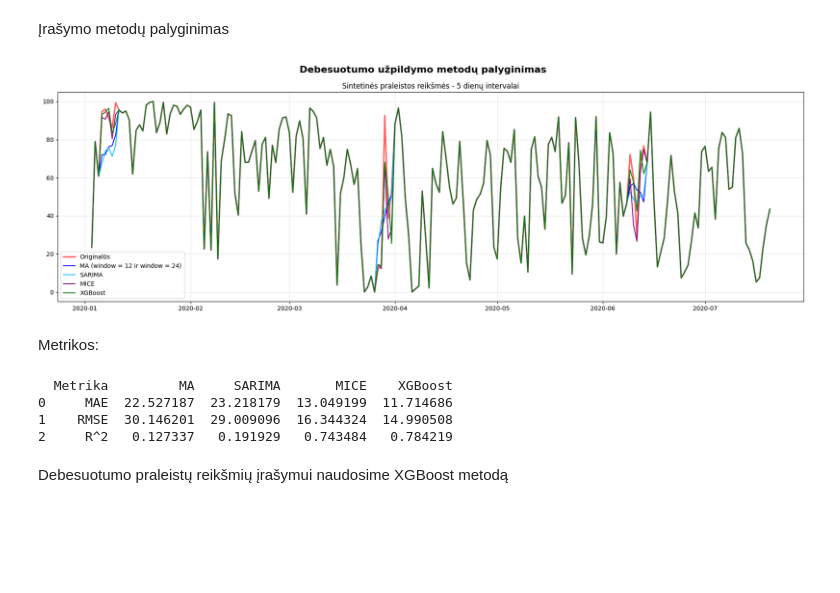
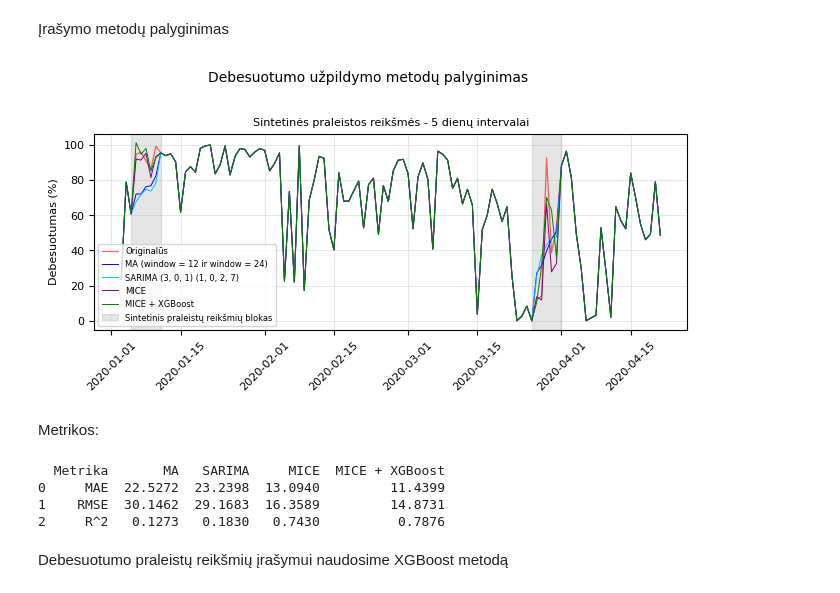
Before and after one commit to rugcer04/Duomenu_mokslo_projektas, a Jupyter notebook: code/python/datasets_prep/New_meteo_dataset_prep.ipynb, the cells around one changed output. Saved outputs shown, nothing was run; the diff lists cells and outputs as text; code cells hidden in the pictures; blank space fills up the shorter version.

```diff
--- a/code/python/datasets_prep/New_meteo_dataset_prep.ipynb
+++ b/code/python/datasets_prep/New_meteo_dataset_prep.ipynb
@@ -770,14 +843,16 @@ Best model found: ARIMA(3,0,1)(1,0,2)[7] with aic: 18504.32572079577
 ------------------------------
 Geriausi parinkti parametrai: {'order': (3, 0, 1), 'seasonal_order': (1, 0, 2), 'm': 7}
 # %%
-sarima = SARIMAX(agg_meteo_data_copy['test_cloudCover'],
+sarima = SARIMAX(scaler.fit_transform(agg_meteo_data_copy[['test_cloudCover']]),
                 order=(3, 0, 1),
                 seasonal_order=(1, 0, 2, 7),
                 enforce_stationarity=False,
                 enforce_invertibility=False)
 
 sarima_results = sarima.fit(disp=False)
-agg_meteo_data_copy['sarima_cloudCover'] = agg_meteo_data_copy['test_cloudCover'].fillna(sarima_results.fittedvalues)
+# agg_meteo_data_copy['sarima_cloudCover'] = agg_meteo_data_copy['test_cloudCover'].fillna(sarima_results.fittedvalues)
+agg_meteo_data_copy['sarima_cloudCover'] = agg_meteo_data_copy['test_cloudCover'].fillna(pd.Series(scaler.inverse_transform(sarima_results.fittedvalues.reshape(-1, 1)).flatten(), index=agg_meteo_data_copy.index))
+agg_meteo_data_copy['sarima_cloudCover'] = agg_meteo_data_copy['sarima_cloudCover'].clip(lower=0)
 # %%
 agg_meteo_data_copy['sarima_cloudCover'].isnull().sum()
 # %% [output]
@@ -850,17 +925,21 @@ numeric_data.head()
 | 2 | NaN | NaN | NaN | NaN | NaN | NaN | ... |
 | 3 | 11.295833 | 10.933333 | 3.762500 | 13.9 | 356.0 | 1010.6375 | ... |
 | 4 | 10.866667 | 10.429167 | 2.516667 | 7.0 | 327.0 | 1006.6625 | ... |
+# %%
+numeric_data_scaled = pd.DataFrame(scaler.fit_transform(numeric_data), columns=numeric_data.columns, index=numeric_data.index)
 # %%
 imputer = IterativeImputer(random_state=123)
-imputed_data = imputer.fit_transform(numeric_data)
-meteo_imputed_mice = pd.DataFrame(imputed_data, columns=numeric_data.columns, index=numeric_data.index)
+imputed_data = imputer.fit_transform(numeric_data_scaled)
+meteo_imputed_mice = pd.DataFrame(scaler.inverse_transform(imputed_data), columns=numeric_data.columns, index=numeric_data.index)
 merged_meteo_sentinel_data['mice_cloudCover'] = meteo_imputed_mice['test_cloudCover']
+merged_meteo_sentinel_data['mice_cloudCover'] = merged_meteo_sentinel_data['mice_cloudCover'].clip(lower = 0)
 # %% [markdown]
 XGBoost:
 # %%
 xgb = IterativeImputer(estimator=XGBRegressor(n_estimators=100, random_state=123), max_iter=10, random_state=123)
-xgb_transformed = xgb.fit_transform(numeric_data)
-imputed_df_xgb = pd.DataFrame(xgb_transformed, columns=numeric_data.columns, index=numeric_data.index)
+xgb_transformed = xgb.fit_transform(numeric_data_scaled)
+imputed_df_xgb = pd.DataFrame(scaler.inverse_transform(xgb_transformed), columns=numeric_data.columns, index=numeric_data.index)
 merged_meteo_sentinel_data['xgb_cloudCover'] = imputed_df_xgb['test_cloudCover']
+merged_meteo_sentinel_data['xgb_cloudCover'] = merged_meteo_sentinel_data['xgb_cloudCover'].clip(lower = 0)
 # %% [markdown]
 Įrašymo metodų palyginimas
@@ -867,23 +949,35 @@ merged_meteo_sentinel_data['xgb_cloudCover'] = imputed_df_xgb['test_cloudCover']
 # %%
 start = int(len(agg_meteo_data_copy) * 0.2)
-data_first_block = merged_meteo_sentinel_data[start : start + 200]
+data_first_block = merged_meteo_sentinel_data[start : start + 110]
 
-fig, ax1 = plt.subplots(figsize=(18, 6))
-ax1.plot(data_first_block['observationTime'], data_first_block['cloudCover'], label='Originalūs', color='red', linewidth=2.5, alpha=0.6)
-ax1.plot(data_first_block['observationTime'], data_first_block['cloudCover_MA_12_24'], label='MA (window = 12 ir window = 24)', color='blue', linewidth=1.5)
-ax1.plot(data_first_block['observationTime'], data_first_block['sarima_cloudCover'], label='SARIMA', color='deepskyblue', linewidth=1.5)
-ax1.plot(data_first_block['observationTime'], data_first_block['mice_cloudCover'], label='MICE', color='purple', linewidth=1.5)
-ax1.plot(data_first_block['observationTime'], data_first_block['xgb_cloudCover'], label='XGBoost', color='green', linewidth=1.5)
-ax1.set_title('Sintetinės praleistos reikšmės - 5 dienų intervalai')
-ax1.legend()
-# ax1.tick_params(axis='x', rotation=45)
+width_inch = 17 / 2.54
+height_inch = width_inch * 0.5
+
+fig, ax1 = plt.subplots(figsize=(width_inch, height_inch))
+ax1.plot(data_first_block['observationTime'], data_first_block['cloudCover'], label='Originalūs', color='red', linewidth=0.9, alpha=0.6)
+ax1.plot(data_first_block['observationTime'], data_first_block['cloudCover_MA_12_24'], label='MA (window = 12 ir window = 24)', color='blue', linewidth=0.7)
+ax1.plot(data_first_block['observationTime'], data_first_block['sarima_cloudCover'], label='SARIMA (3, 0, 1) (1, 0, 2, 7)', color='deepskyblue', linewidth=0.7)
+ax1.plot(data_first_block['observationTime'], data_first_block['mice_cloudCover'], label='MICE', color='purple', linewidth=0.7)
+ax1.plot(data_first_block['observationTime'], data_first_block['xgb_cloudCover'], label='MICE + XGBoost', color='green', linewidth=0.7)
+ax1.axvspan('2020-01-05', '2020-01-11',
+            color='gray', alpha=0.2, label='Sintetinis praleistų reikšmių blokas')
+ax1.axvspan('2020-03-26', '2020-04-01',
+            color='gray', alpha=0.2)
+ax1.set_ylabel('Debesuotumas (%)', fontsize=8)
+ax1.tick_params(axis='both', labelsize=8)
+ax1.set_title('Sintetinės praleistos reikšmės - 5 dienų intervalai',  fontsize=8)
+ax1.legend(fontsize=6, loc='lower left')
+ax1.tick_params(axis='x', rotation=45)
 ax1.grid(True, alpha=0.3)
 
-fig.suptitle('Debesuotumo užpildymo metodų palyginimas', fontsize=16, fontweight='bold')
+fig.suptitle('Debesuotumo užpildymo metodų palyginimas', fontsize=10, y=1.005)
+
+plt.savefig("algorithms_comparison_cloudCover.png", dpi=300, bbox_inches='tight')
+
 plt.tight_layout()
 plt.show()
 # %% [output]
-[figure, old version]
+[figure, new version]
 # %% [markdown]
 Metrikos:
 # %%
@@ -894,10 +988,10 @@ cloudCover_sarima = merged_meteo_sentinel_data.loc[synthetic_nan, 'sarima_cloudC
 cloudCover_mice = merged_meteo_sentinel_data.loc[synthetic_nan, 'mice_cloudCover']
 cloudCover_xgb = merged_meteo_sentinel_data.loc[synthetic_nan, 'xgb_cloudCover']
 
-cloudCover_ma = cloudCover_ma.clip(lower=0)
-cloudCover_sarima = cloudCover_sarima.clip(lower=0)
-cloudCover_mice = cloudCover_mice.clip(lower=0)
-cloudCover_xgb = cloudCover_xgb.clip(lower=0)
+# cloudCover_ma = cloudCover_ma.clip(lower=0)
+# cloudCover_sarima = cloudCover_sarima.clip(lower=0)
+# cloudCover_mice = cloudCover_mice.clip(lower=0)
+# cloudCover_xgb = cloudCover_xgb.clip(lower=0)
 
 results = pd.DataFrame({
     'Metrika': ['MAE', 'RMSE', 'R^2'],
@@ -916,19 +1010,19 @@ results = pd.DataFrame({
         np.sqrt(mean_squared_error(cloudCover_true, cloudCover_mice)),
         r2_score(cloudCover_true, cloudCover_mice)
     ],
-    'XGBoost': [
+    'MICE + XGBoost': [
         mean_absolute_error(cloudCover_true, cloudCover_xgb),
         np.sqrt(mean_squared_error(cloudCover_true, cloudCover_xgb)),
         r2_score(cloudCover_true, cloudCover_xgb)
     ]
 })
 
-print(results)
+print(results.round(4))
 # %% [output]
-  Metrika         MA     SARIMA       MICE    XGBoost
-0     MAE  22.527187  23.218179  13.049199  11.714686
-1    RMSE  30.146201  29.009096  16.344324  14.990508
-2     R^2   0.127337   0.191929   0.743484   0.784219
+  Metrika       MA   SARIMA     MICE  MICE + XGBoost
+0     MAE  22.5272  23.2398  13.0940         11.4399
+1    RMSE  30.1462  29.1683  16.3589         14.8731
+2     R^2   0.1273   0.1830   0.7430          0.7876
 # %% [markdown]
 Debesuotumo praleistų reikšmių įrašymui naudosime XGBoost metodą
 # %%
```
Also changed, not shown: parts of 26 cells of this notebook, 1 other file.
